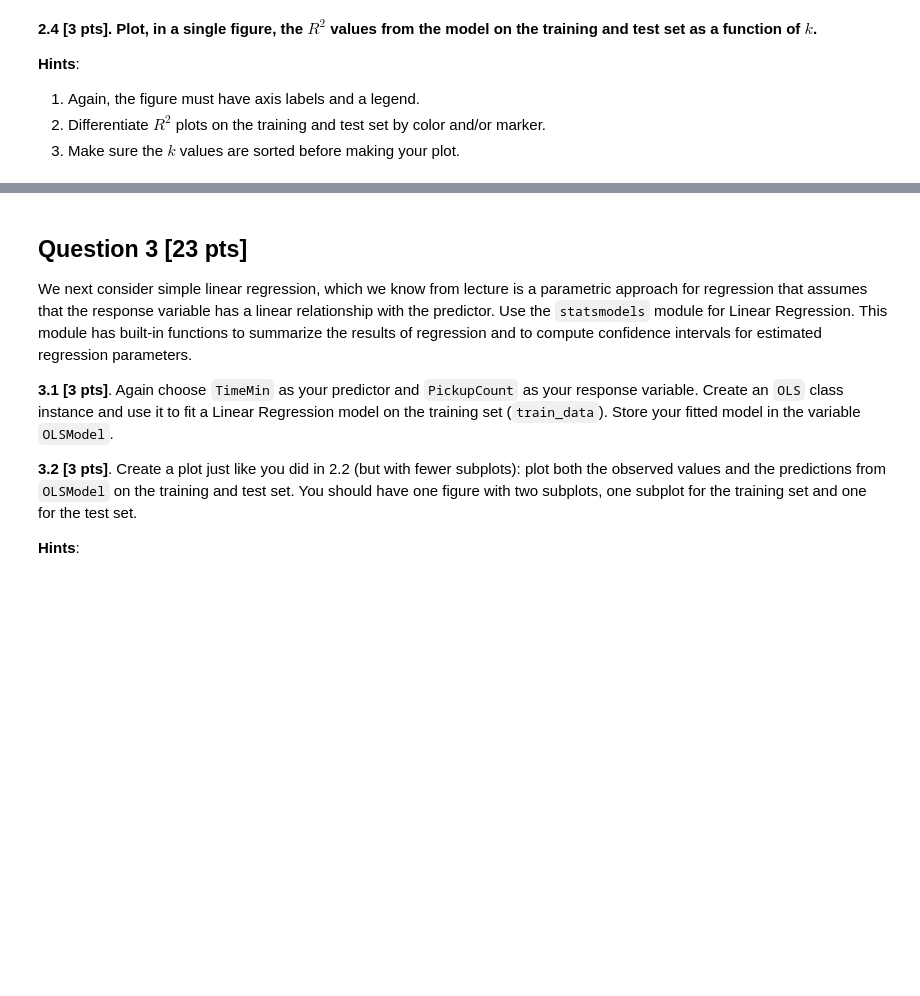
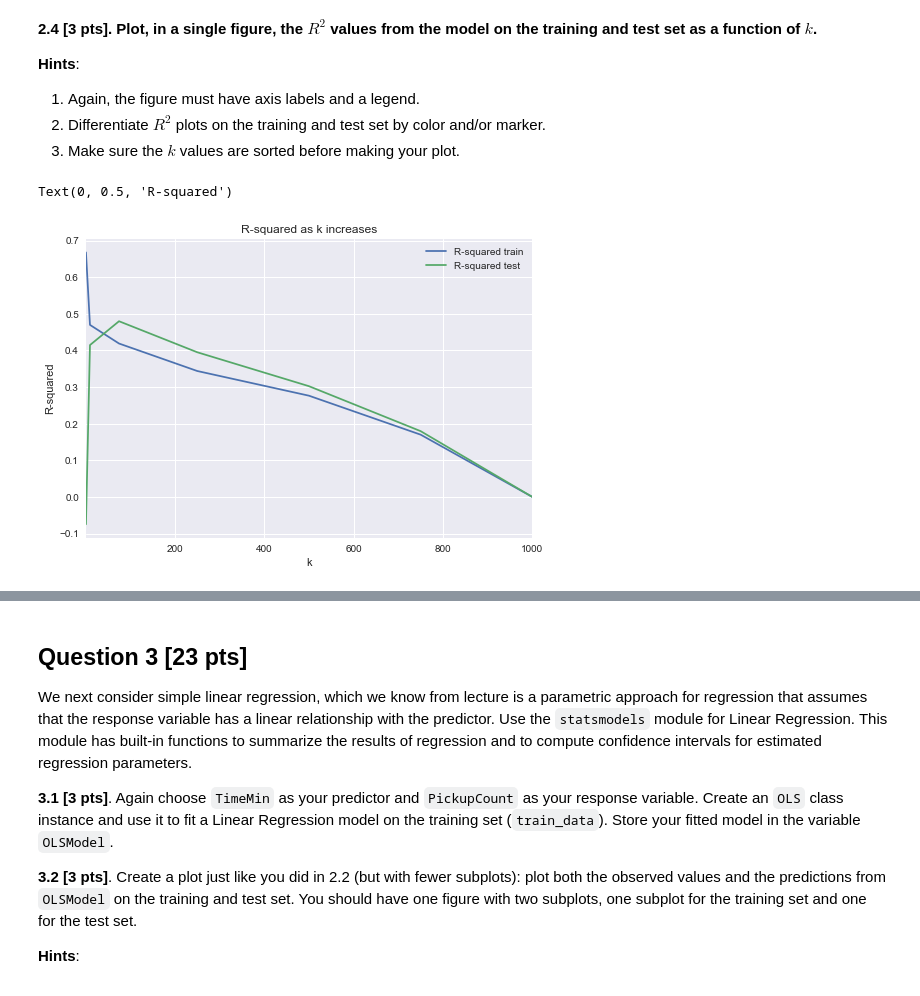
Before and after one commit to CreditPy/2021-s109a, a Jupyter notebook: cs_s109a_hw2/cs_s109a_hw2.ipynb, the cells around one changed output, grey strips where cells are left out. Drawn from its saved outputs; the diff is of its cells as text; code cells hidden in the pictures; blank space fills up the shorter version.

Commit message:
Completed question 2 re: R squared

```diff
--- a/cs_s109a_hw2/cs_s109a_hw2.ipynb
+++ b/cs_s109a_hw2/cs_s109a_hw2.ipynb
@@ -303,11 +303,11 @@ for k, model in knndict.items():
     r2_test.append(sk.metrics.r2_score(test_data['PickupCount'], yhat1_test))
     row = row + 1
 
-results1 = pd.DataFrame(index = k_list)
-results1['R-squared train'] = r2_train
-results1['R-squared test'] = r2_test
+r2_results = pd.DataFrame(index = k_list)
+r2_results['R-squared train'] = r2_train
+r2_results['R-squared test'] = r2_test
 
-results1
+r2_results
 # %% [output]
 |  | R-squared train | R-squared test |
 | 1 | 0.667533 | -0.074464 |
@@ -331,3 +329,11 @@ results1
+# %%
+# Plot R-squared
+r2_ax = results1.plot(title="R-squared as k increases")
+r2_ax.set_xlabel("k")
+r2_ax.set_ylabel("R-squared")
+# %% [output]
+Text(0, 0.5, 'R-squared')
+[figure, added]
 # %% [markdown]
 **2.5 [9 pts]. Discuss the results:**
 
```
Also changed, not shown: parts of 3 cells of this notebook.
